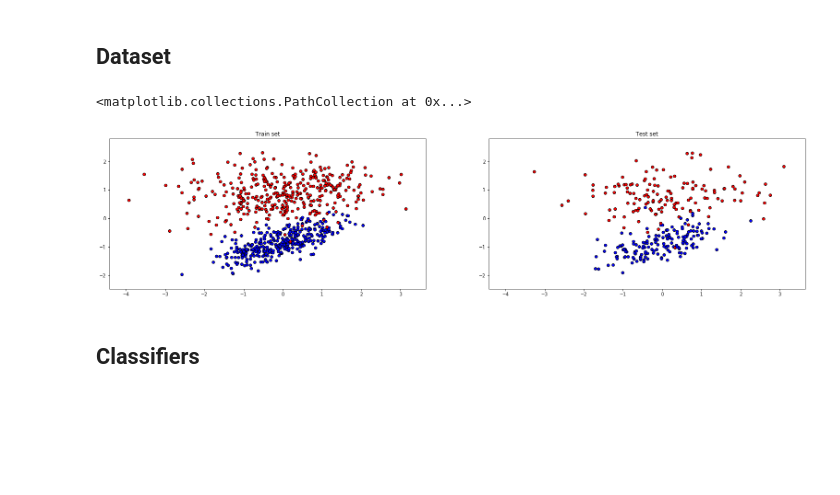
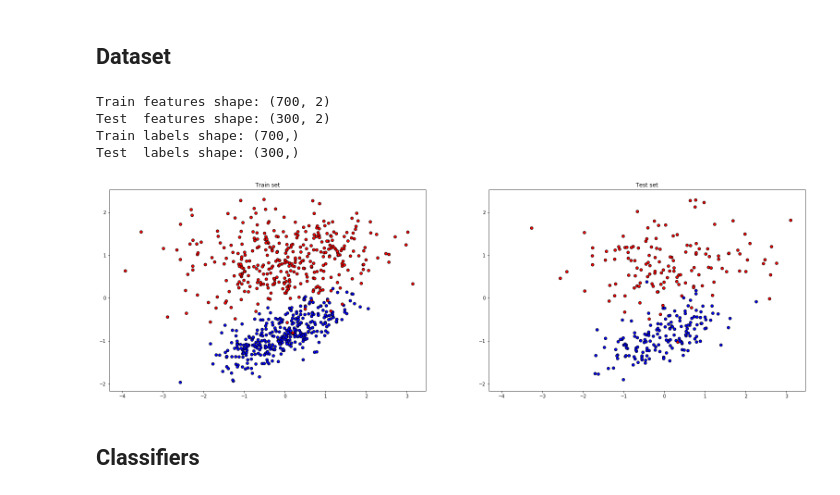
Before and after one commit to ravil23/mlfw, a Jupyter notebook: sklearn.ipynb, the cells around one changed output. Cells and saved outputs as stored; diff of their text form; code cells hidden in the pictures; blank space fills up the shorter version.

Commit message:
Classification utils

```diff
--- a/sklearn.ipynb
+++ b/sklearn.ipynb
@@ -49,26 +28,19 @@ X_train, X_test, y_train, y_test = train_test_split(X, y, test_size=.3, random_s
-# %%
-figure = plt.figure(figsize=(27, 6))
-cm_bright = colors.ListedColormap(['#FF0000', '#0000FF'])
-
-i = 1
-def next_axis():
-    global i
-    ax = plt.subplot(1, 2, i)
-    ax.set_xlim(X_min_lim[0], X_max_lim[0])
-    ax.set_ylim(X_min_lim[1], X_max_lim[1])
-    i += 1
-    return ax
-
-ax = next_axis()
-ax.set_title('Train set')
-ax.scatter(X_train[:, 0], X_train[:, 1], c=y_train, cmap=cm_bright, edgecolors='k')
-
-ax = next_axis()
-ax.set_title('Test set')
-ax.scatter(X_test[:, 0], X_test[:, 1], c=y_test, cmap=cm_bright, edgecolors='k')
-# %% [output]
-<matplotlib.collections.PathCollection at 0x...>
-[figure, removed]
+# %%
+X_train, X_test, y_train, y_test = utils.make_binary_classification_dataset(random_state=RANDOM_STATE)
+
+print('Train features shape:', X_train.shape)
+print('Test  features shape:', X_test.shape)
+print('Train labels shape:', y_train.shape)
+print('Test  labels shape:', y_test.shape)
+# %% [output]
+Train features shape: (700, 2)
+Test  features shape: (300, 2)
+Train labels shape: (700,)
+Test  labels shape: (300,)
+# %%
+utils.plot_dataset(X_train, X_test, y_train, y_test)
+# %% [output]
+[figure, added]
 # %% [markdown]
 ## Classifiers
 # %%
```
Also changed, not shown: parts of 6 cells of this notebook, 2 other files.
